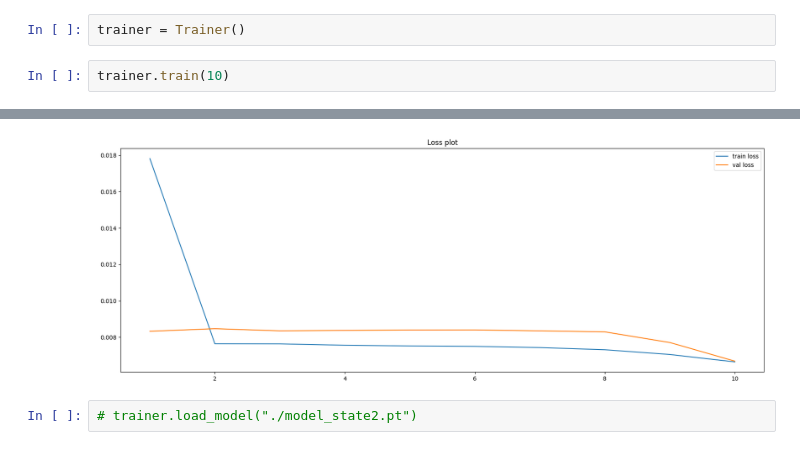
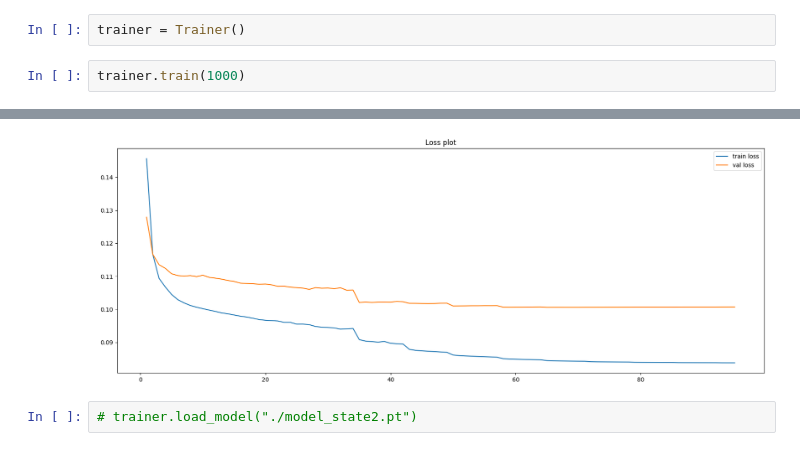
Before and after one commit to iwamaciek/stwp, a Jupyter notebook: demos/cnn-demo-trainer.ipynb, the cells around one changed output, grey strips where cells are left out. Cells and saved outputs as stored; diff of their text form.

```diff
--- a/demos/cnn-demo-trainer.ipynb
+++ b/demos/cnn-demo-trainer.ipynb
@@ -6,5 +6,5 @@ from baselines.cnn.trainer import Trainer
 # %%
 trainer = Trainer()
 # %%
-trainer.train(10)
+trainer.train(1000)
 # %% [output]
@@ -28,4 +28,4 @@ Val Loss: 0.0067
-[figure, old version]
+[figure, new version]
 # %%
 # trainer.load_model("./model_state2.pt")
 # %%
```
Also changed, not shown: parts of 3 cells of this notebook, 3 other files.
